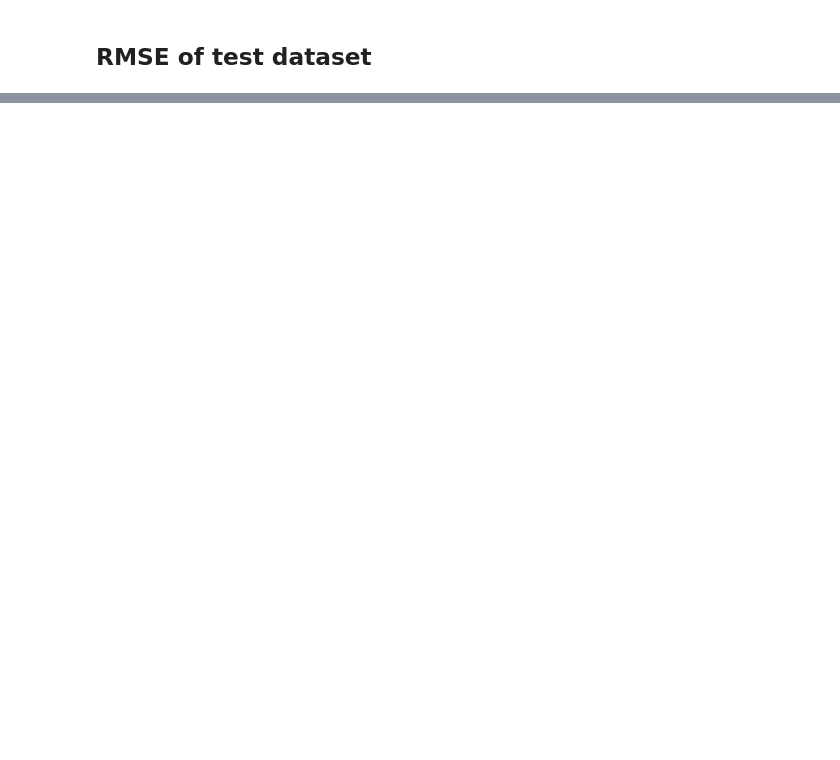
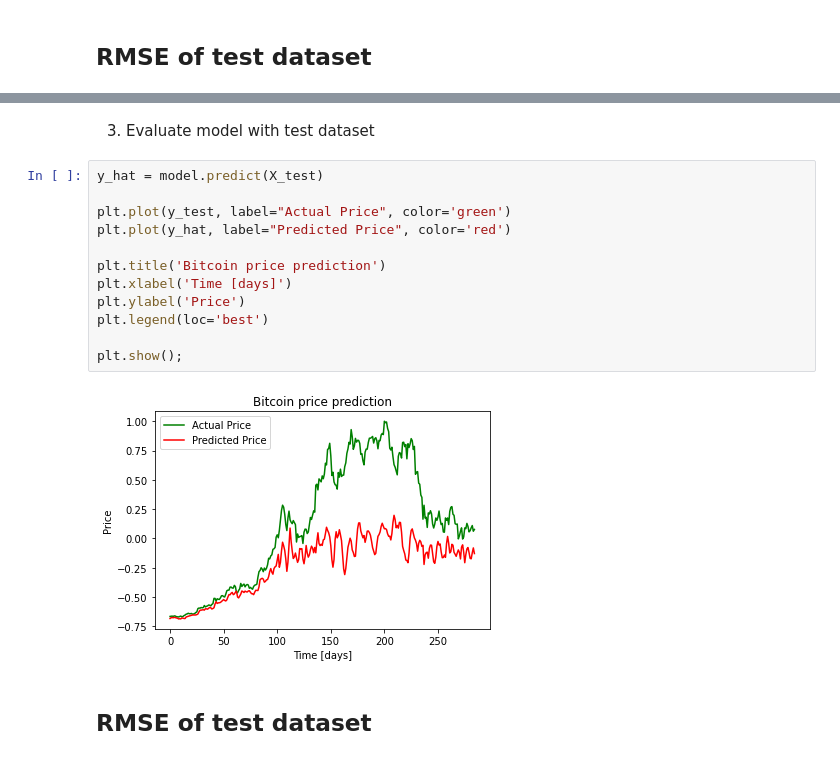
Before and after one commit to Uemerson/bidirectional-lstm-bitcoin-prices, a Jupyter notebook: main.ipynb, the cells around one changed output, grey strips where cells are left out. Drawn from its saved outputs; the diff is of its cells as text; blank space fills up the shorter version.

```diff
--- a/main.ipynb
+++ b/main.ipynb
@@ -323,0 +464,18 @@ RMSE test: 0.7279985257374668
+# %% [markdown]
+3. Evaluate model with test dataset
+# %%
+y_hat = model.predict(X_test)
+
+plt.plot(y_test, label="Actual Price", color='green')
+plt.plot(y_hat, label="Predicted Price", color='red')
+
+plt.title('Bitcoin price prediction')
+plt.xlabel('Time [days]')
+plt.ylabel('Price')
+plt.legend(loc='best')
+
+plt.show();
+# %% [output]
+[figure, added]
+# %% [markdown]
+## RMSE of test dataset
```
Also changed, not shown: parts of 20 cells of this notebook.
